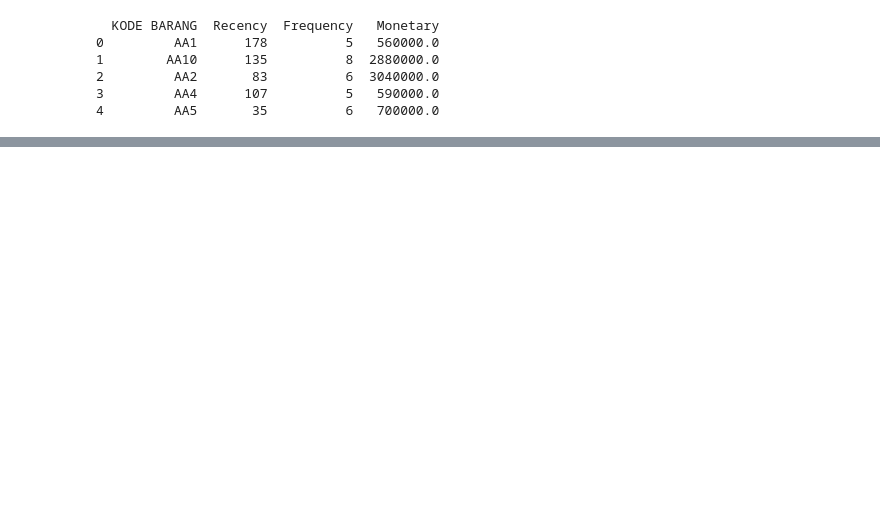
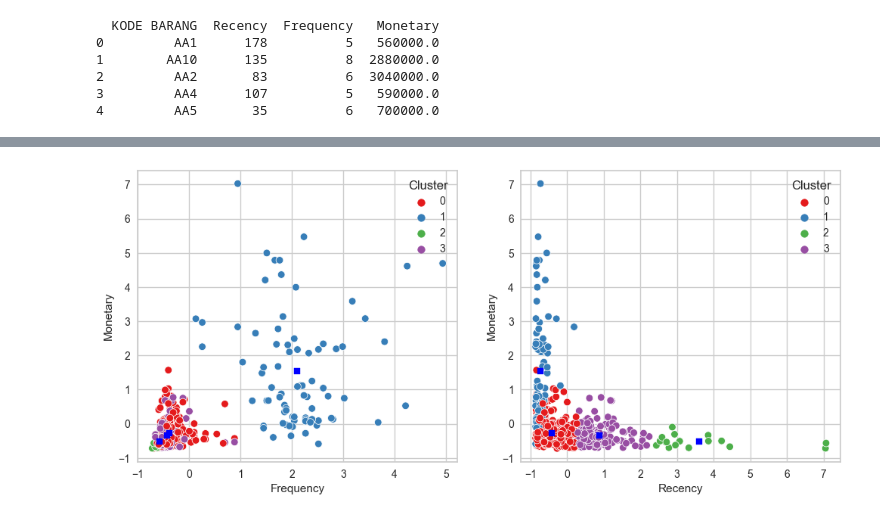
Before and after one commit to Levinasp-bot/BobbyAquaticDashboard, a Jupyter notebook: clustering_product1.ipynb, the cells around one changed output, grey strips where cells are left out. Saved outputs shown, nothing was run; the diff lists cells and outputs as text; code cells hidden in the pictures; blank space fills up the shorter version.

```diff
--- a/clustering_product1.ipynb
+++ b/clustering_product1.ipynb
@@ -72,0 +81,27 @@ AttributeError: 'NoneType' object has no attribute 'split'
+# %%
+# Initialize and fit the K-Means model
+KM_5_clusters = KMeans(n_clusters=4, init='k-means++').fit(rfm_scaled)
+# Convert rfm_scaled to a DataFrame if it's currently a NumPy array
+KM5_clustered = pd.DataFrame(rfm_scaled, columns=['Recency', 'Frequency', 'Monetary']) # assuming these are the columns
+# Append the cluster labels to the DataFrame
+KM5_clustered['Cluster'] = KM_5_clusters.labels_
+# %%
+fig1, (axes) = plt.subplots(1, 2, figsize=(12, 5))
+
+# Scatter plot for 'Frequency' vs 'Monetary'
+scat_1 = sns.scatterplot(x='Frequency', y='Monetary', data=KM5_clustered,
+                         hue='Cluster', ax=axes[0], palette='Set1', legend='full')
+
+# Scatter plot for 'Recency' vs 'Monetary'
+sns.scatterplot(x='Recency', y='Monetary', data=KM5_clustered,
+                hue='Cluster', palette='Set1', ax=axes[1], legend='full')
+
+# Plotting the cluster centers
+axes[0].scatter(KM_5_clusters.cluster_centers_[:, 1], KM_5_clusters.cluster_centers_[:, 2],
+                marker='s', s=40, c="blue")
+axes[1].scatter(KM_5_clusters.cluster_centers_[:, 0], KM_5_clusters.cluster_centers_[:, 2],
+                marker='s', s=40, c="blue")
+
+plt.show()
+# %% [output]
+[figure, added]
```
Also changed, not shown: parts of 9 cells of this notebook, 1 other file.
